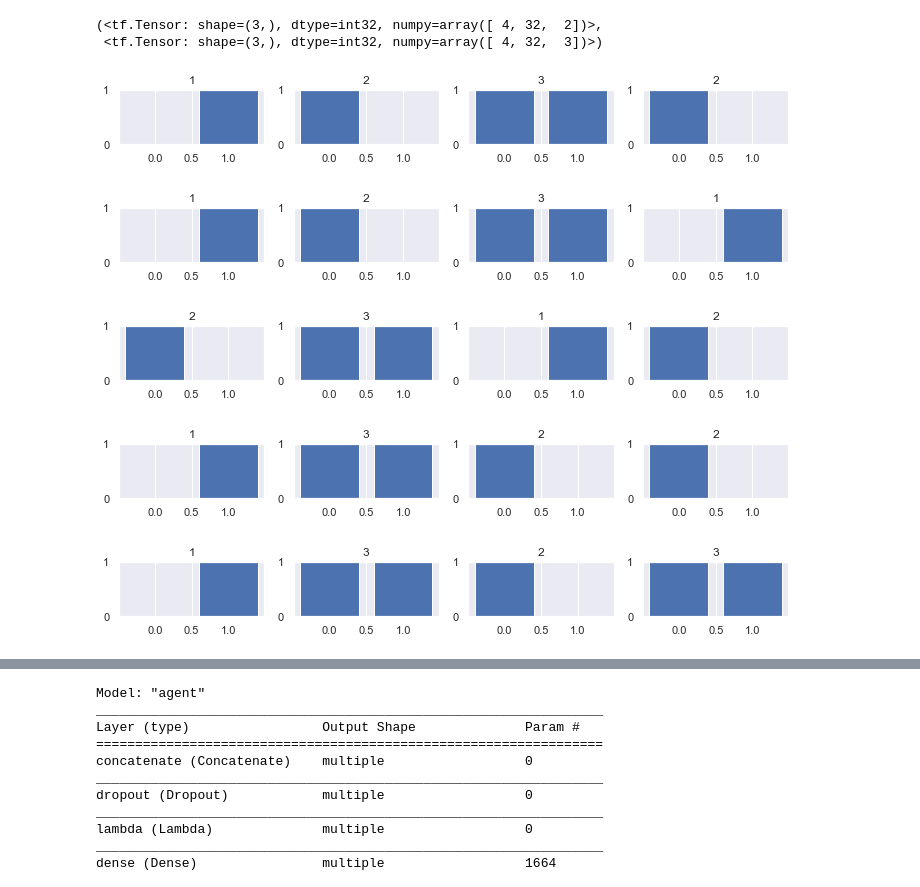
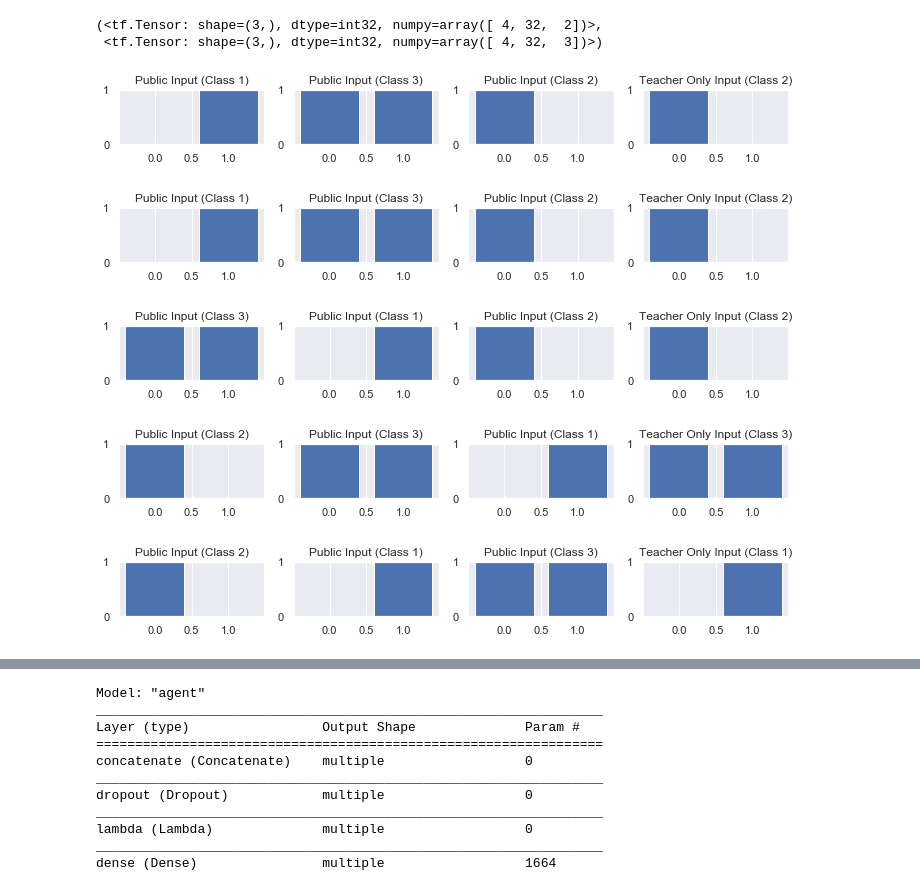
Before and after one commit to DylanCope/zero-shot-comm, a Jupyter notebook: zero-shot-comm.ipynb, the cells around one changed output, grey strips where cells are left out. Cells and saved outputs as stored; diff of their text form; code cells hidden in the pictures.

```diff
--- a/zero-shot-comm.ipynb
+++ b/zero-shot-comm.ipynb
@@ -163,3 +51,23 @@ def generate_test_batch():
+# %%
+NUM_CLASSES = 3
+BATCH_SIZE = 32
+USE_MNIST = False
+
+if USE_MNIST:
+    TRAIN_DATA, TEST_DATA = get_mnist_data(num_classes=NUM_CLASSES)
+else:
+    TRAIN_DATA, TEST_DATA = get_simple_card_data(num_classes=NUM_CLASSES)
+# %%
+def generate_train_batch():
+    return generate_batch(TRAIN_DATA,
+                          batch_size=BATCH_SIZE,
+                          num_classes=NUM_CLASSES)
+
+
+def generate_test_batch():
+    return generate_batch(TEST_DATA,
+                          batch_size=BATCH_SIZE,
+                          num_classes=NUM_CLASSES)
 # %%
 inputs, targets = generate_train_batch()
 # %%
@@ -168,35 +76,41 @@ tf.shape(inputs), tf.shape(targets)
 (<tf.Tensor: shape=(3,), dtype=int32, numpy=array([ 4, 32,  2])>,
  <tf.Tensor: shape=(3,), dtype=int32, numpy=array([ 4, 32,  3])>)
 # %%
-if use_mnist:
+class_labels = list(TRAIN_DATA.keys())
+
+if USE_MNIST:
     figsize = (10, 10*(1 + len(class_labels)))
 else:
     figsize = (3*(1 + len(class_labels)), 1)
 
 select_batch = 0
 show_rows = 5
 
 for row in range(show_rows):
     fig, axs = plt.subplots(1, len(class_labels) + 1,
                             figsize=figsize)
-    for ax, inp, tar in zip(axs, inputs, targets):
-        ax.set_title(tar[row].numpy().argmax() + 1)
-        if use_mnist:
+    for i, (ax, inp, tar) in enumerate(zip(axs, inputs, targets)):
+        l = tar[row].numpy().argmax() + 1
+        if i < NUM_CLASSES:
+            ax.set_title(f'Public Input (Class {l})')
+        else:
+            ax.set_title(f'Teacher Only Input (Class {l})')
+        if USE_MNIST:
             img = inp[row].numpy()
             ax.imshow(img)
             ax.axis('off')
         else:
             domain = list(range(len(inp[row])))
             ax.bar(domain, inp[row])
             ax.set_ylim([0, 1])
             ax.set_yticks([0, 1])
     plt.show()
 # %% [output]
-[figure, old version]
+[figure, new version]
-[figure, old version]
+[figure, new version]
-[figure, old version]
+[figure, new version]
-[figure, old version]
+[figure, new version]
-[figure, old version]
+[figure, new version]
 # %%
 history = []
 comm_channel = CommChannel(size=5, temperature=1, noise=0.5)
```
Also changed, not shown: parts of 40 cells of this notebook, 2 other files.
